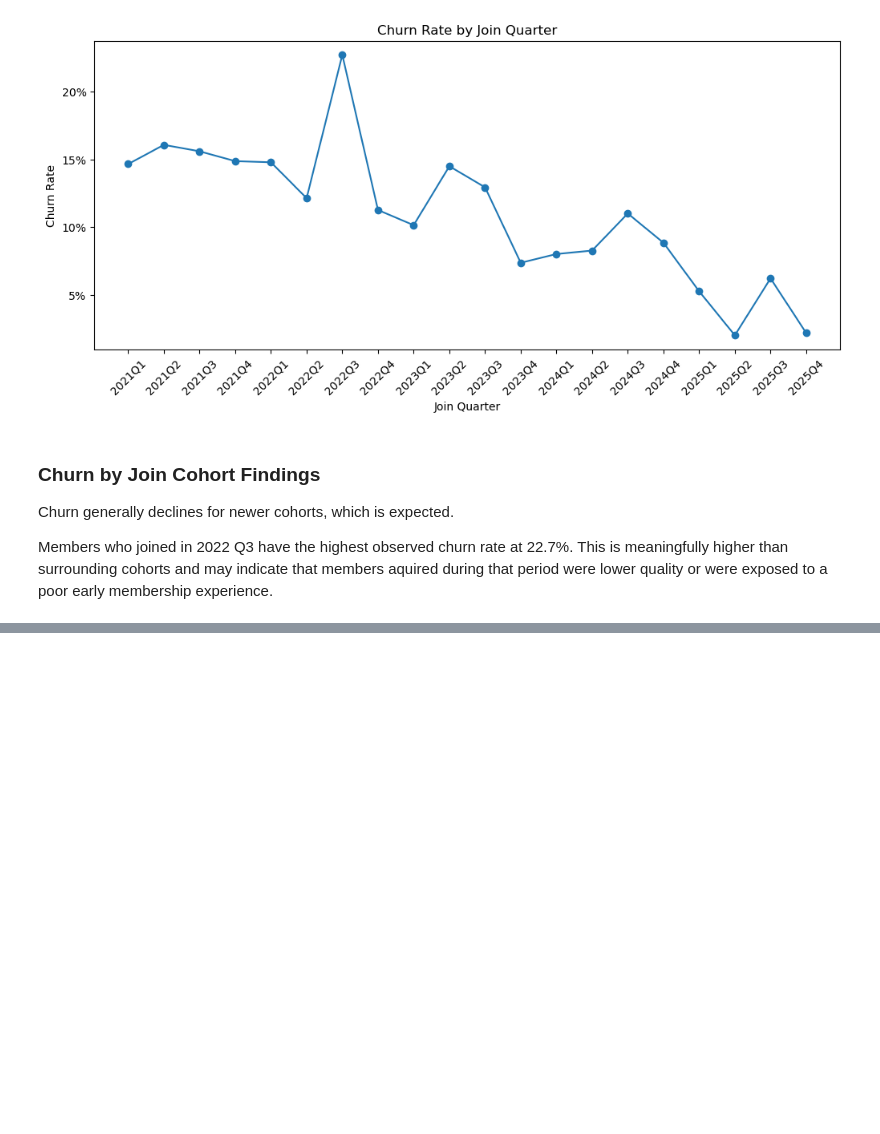
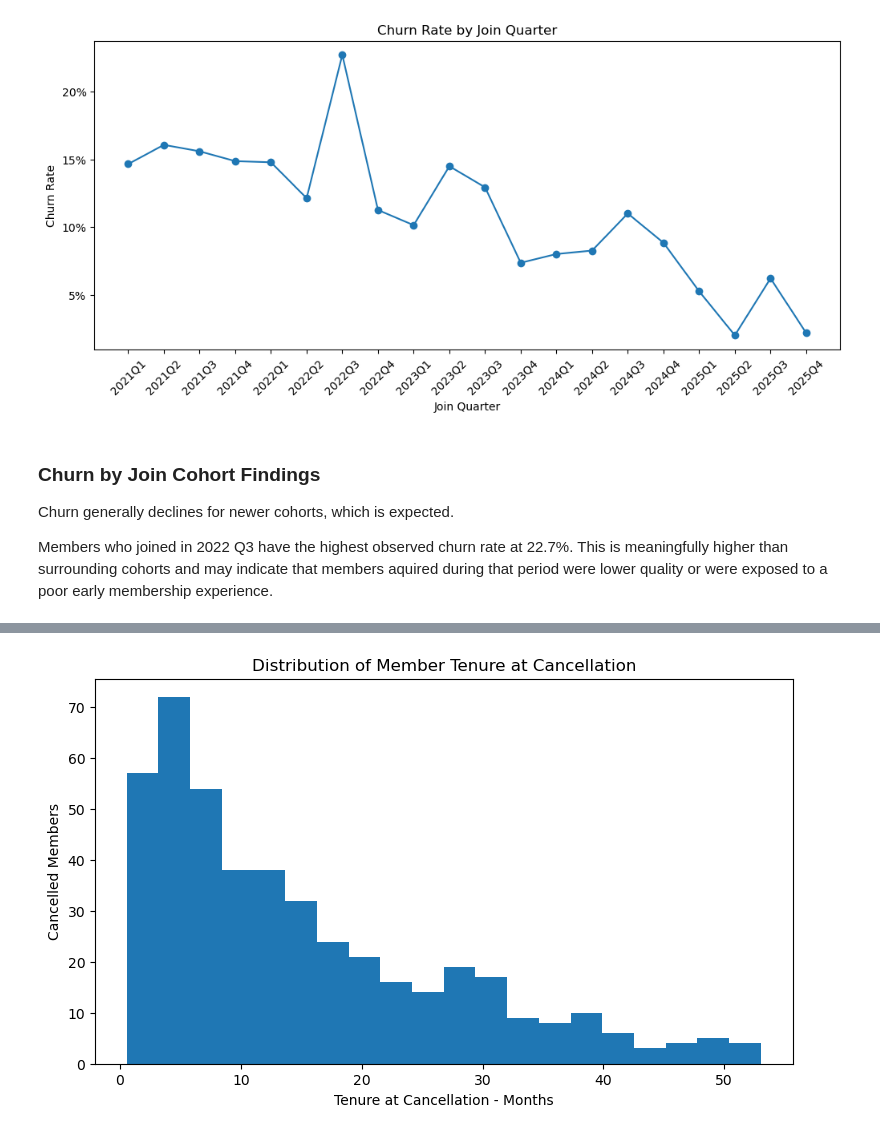
Before and after one commit to eddyk92/Bills-Bills-Bills-Churn-Analysis, a Jupyter notebook: notebooks/02_retention_eda.ipynb, the cells around one changed output, grey strips where cells are left out. Drawn from its saved outputs; the diff is of its cells as text; code cells hidden in the pictures; blank space fills up the shorter version.

```diff
--- a/notebooks/02_retention_eda.ipynb
+++ b/notebooks/02_retention_eda.ipynb
@@ -832,0 +1004,34 @@ Members who joined in 2022 Q3 have the highest observed churn rate at 22.7%. Thi
+# %%
+# Create tenure bands
+
+tenure_bins = [0, 3, 6, 12, 24, 36, 48, 60, 100]
+tenure_labels = [
+    '0-3 months',
+    '3-6 months',
+    '6-12 months',
+    '1-2 years',
+    '2-3 years',
+    '3-4 years',
+    '4-5 years',
+    '5+ years'
+]
+
+member_tenure['tenure_band'] = pd.cut(
+    member_tenure['tenure_months'],
+    bins = tenure_bins,
+    labels = tenure_labels,
+    right=False
+)
+
+tenure_band_summary = (
+    member_tenure.groupby(['tenure_band', 'cancelled_flag'], observed=False)
+    .agg(members=('member_id', 'nunique'))
+    .reset_index()
+)
+
+tenure_band_summary['member_status_group'] = tenure_band_summary['cancelled_flag'].map({
+    0 : 'Active/ Censored',
+    1 : 'Cancelled'
+})
+
+tenure_band_summary
@@ -832,0 +1082,13 @@ Members who joined in 2022 Q3 have the highest observed churn rate at 22.7%. Thi
+# %%
+# Chart cancelled member tenure
+
+cancelled_tenure = member_tenure.query("cancelled_flag == 1")
+
+plt.figure(figsize=(9, 5))
+plt.hist(cancelled_tenure["tenure_months"], bins=20)
+plt.xlabel("Tenure at Cancellation - Months")
+plt.ylabel("Cancelled Members")
+plt.title("Distribution of Member Tenure at Cancellation")
+plt.show()
+# %% [output]
+[figure, added]
```
Also changed, not shown: parts of 11 cells of this notebook.
